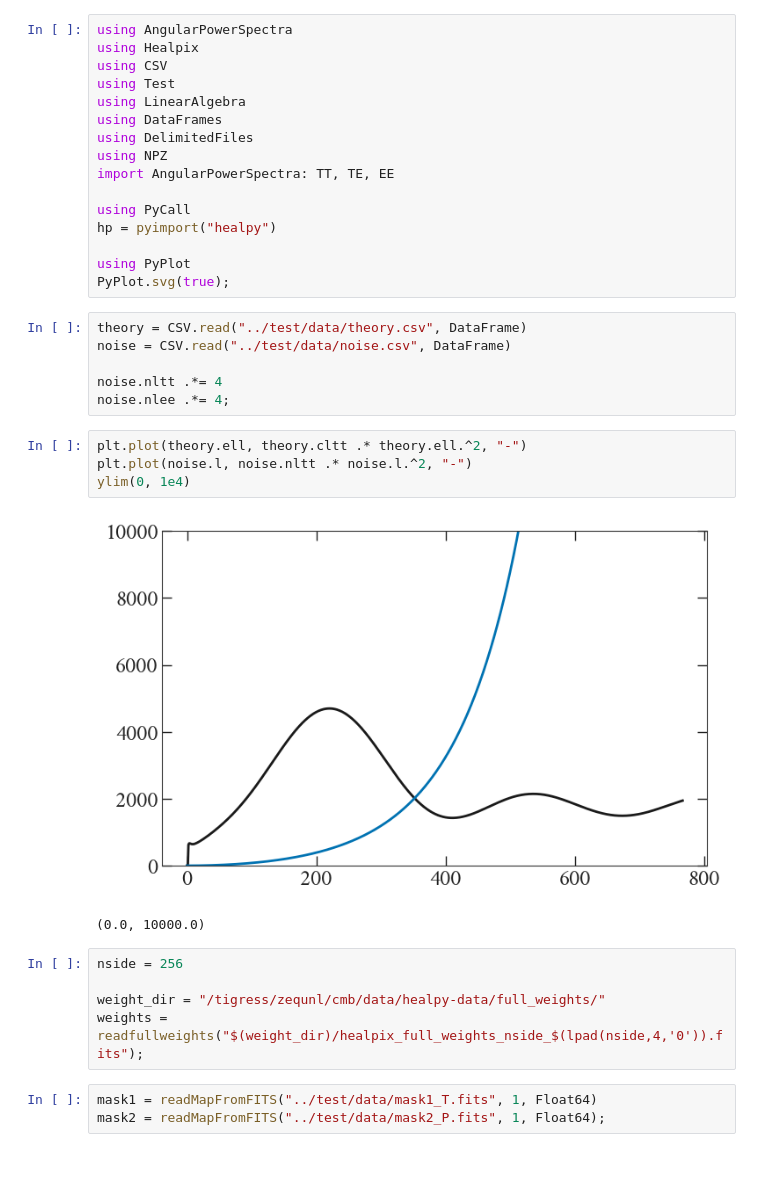
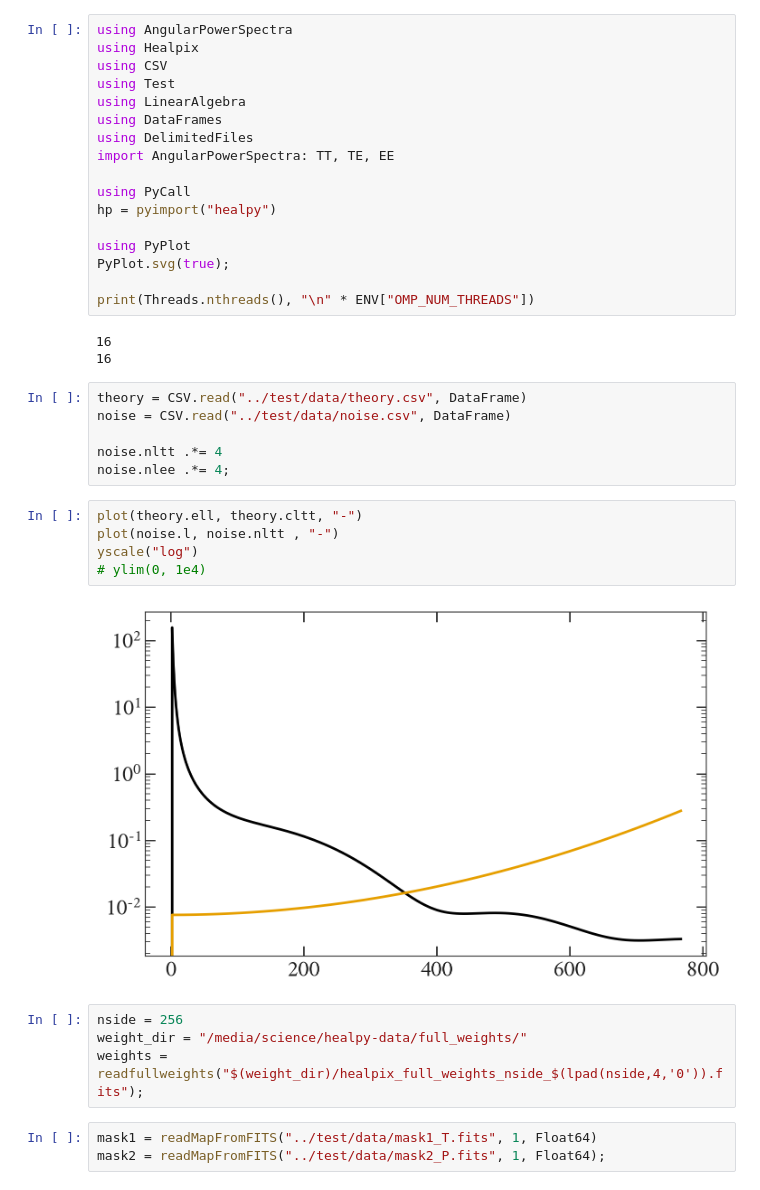
Before and after one commit to xzackli/PowerSpectra.jl, a Jupyter notebook: notebooks/simple sim.ipynb, the cells around one changed output. Saved outputs shown, nothing was run; the diff lists cells and outputs as text; blank space fills up the shorter version.

```diff
--- a/notebooks/simple sim.ipynb
+++ b/notebooks/simple sim.ipynb
@@ -6,7 +6,6 @@ using Test
 using LinearAlgebra
 using DataFrames
 using DelimitedFiles
-using NPZ
 import AngularPowerSpectra: TT, TE, EE
 
 using PyCall
@@ -14,6 +13,11 @@ hp = pyimport("healpy")
 
 using PyPlot
 PyPlot.svg(true);
+
+print(Threads.nthreads(), "\n" * ENV["OMP_NUM_THREADS"])
+# %% [output]
+16
+16
 # %%
 theory = CSV.read("../test/data/theory.csv", DataFrame)
 noise = CSV.read("../test/data/noise.csv", DataFrame)
@@ -21,16 +25,15 @@ noise = CSV.read("../test/data/noise.csv", DataFrame)
 noise.nltt .*= 4
 noise.nlee .*= 4;
 # %%
-plt.plot(theory.ell, theory.cltt .* theory.ell.^2, "-")
-plt.plot(noise.l, noise.nltt .* noise.l.^2, "-")
-ylim(0, 1e4)
+plot(theory.ell, theory.cltt, "-")
+plot(noise.l, noise.nltt , "-")
+yscale("log")
+# ylim(0, 1e4)
 # %% [output]
-[figure, old version]
+[figure, new version]
-(0.0, 10000.0)
 # %%
 nside = 256
-
-weight_dir = "/tigress/zequnl/cmb/data/healpy-data/full_weights/"
+weight_dir = "/media/science/healpy-data/full_weights/"
 weights = readfullweights("$(weight_dir)/healpix_full_weights_nside_$(lpad(nside,4,'0')).fits");
 # %%
 mask1 = readMapFromFITS("../test/data/mask1_T.fits", 1, Float64)
```
Also changed, not shown: parts of 11 cells of this notebook, 8 other files.
